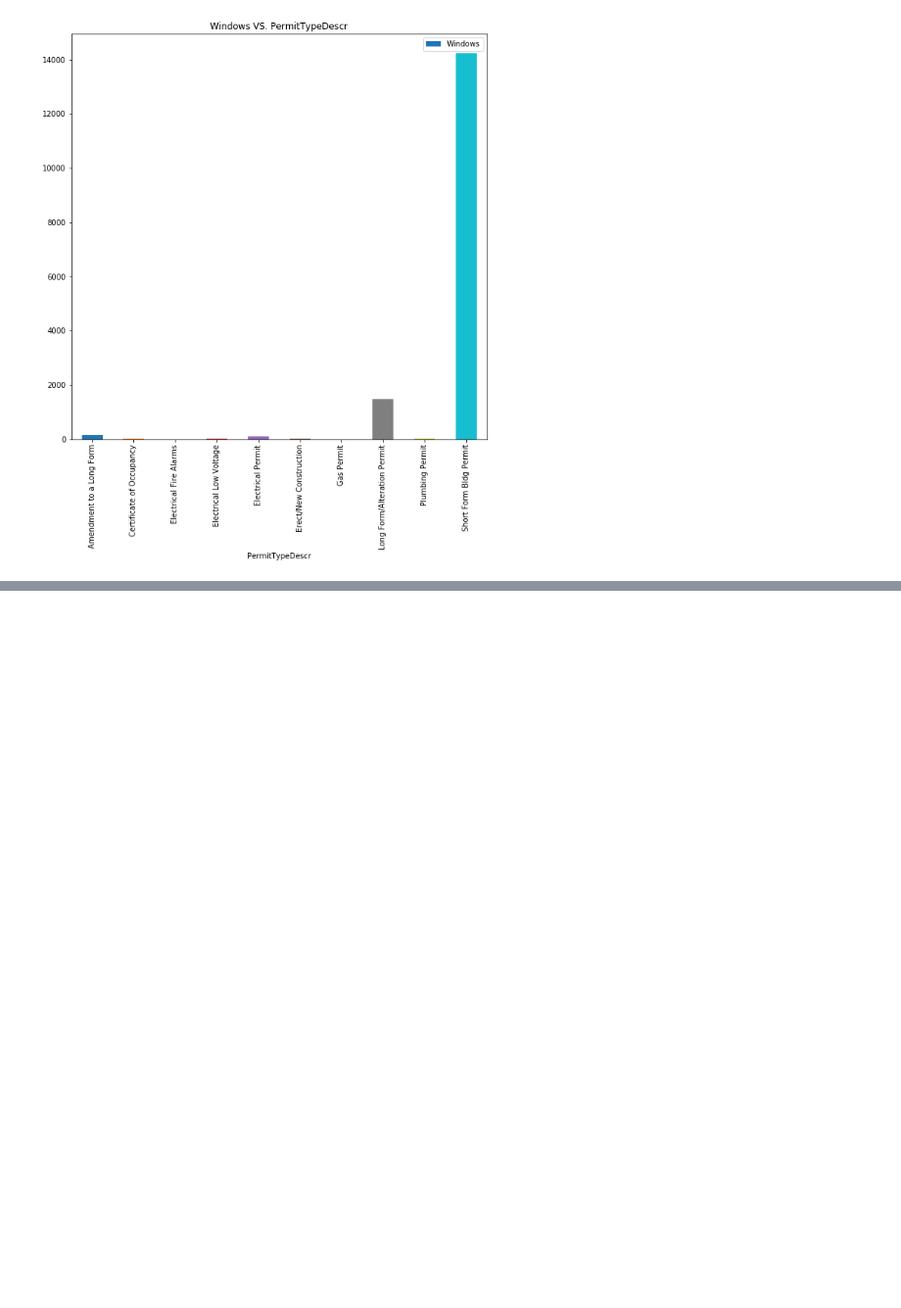
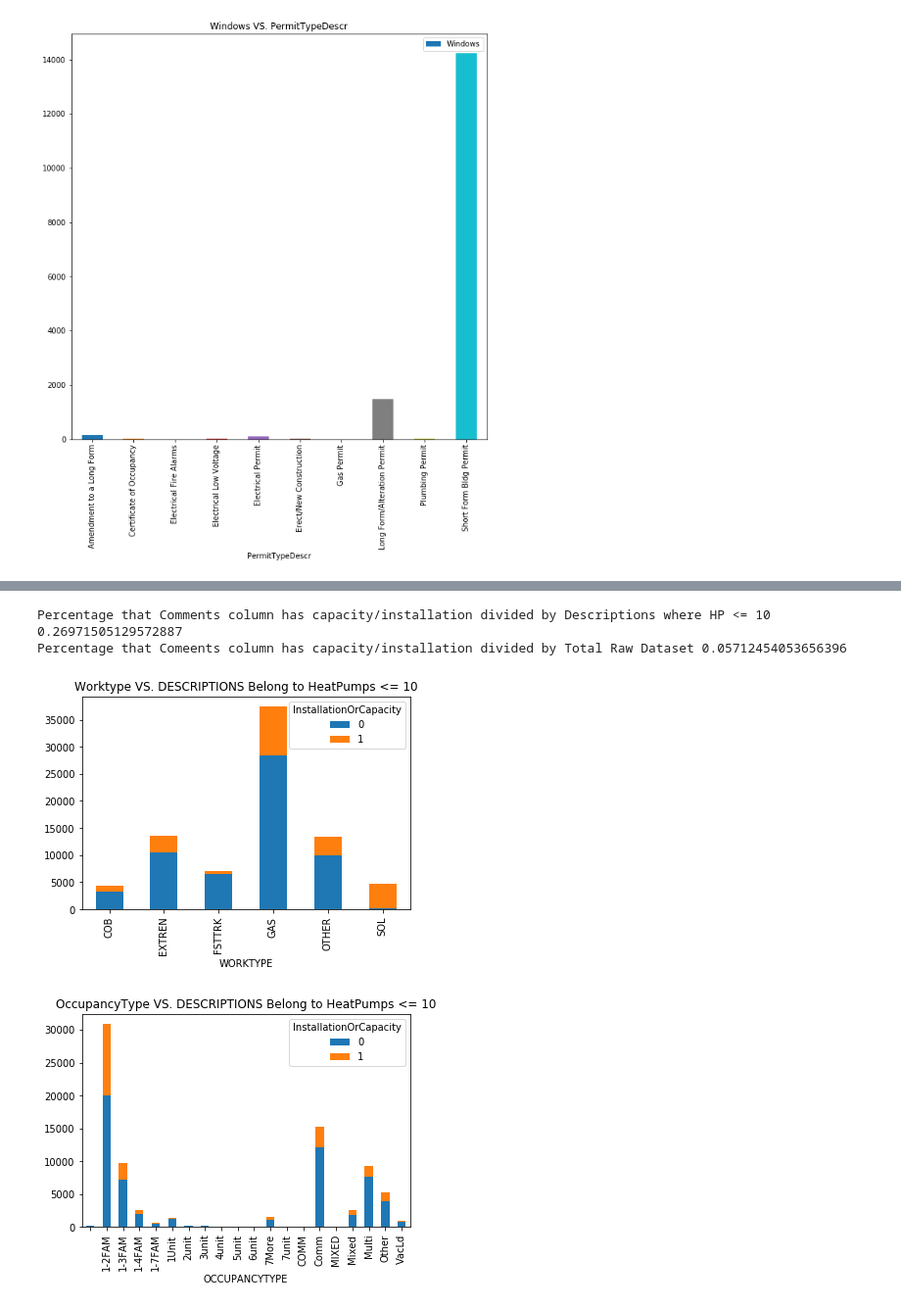
Before and after one commit to ZixinDing/Carbon-Free-Boston, a Jupyter notebook: CFB@BUISE.ipynb, the cells around one changed output, grey strips where cells are left out. Shown at 98% size. Cells and saved outputs as stored; diff of their text form; code cells hidden in the pictures; blank space fills up the shorter version.

```diff
--- a/CFB@BUISE.ipynb
+++ b/CFB@BUISE.ipynb
@@ -112,0 +117,5 @@ for i in ["SolarPanel", "HeatPumps", "Insulation", "Windows"]:
+# %%
+### heat pumps
+hp = pd.DataFrame(permits.groupby(["DESCRIPTION", "HeatPumps"], as_index = False).size().unstack().reset_index())
+hp.columns = ['DESCRIPTION', 'NonTarget', "HeatPumps"]
+hp = hp[~np.isnan(hp["HeatPumps"])]
@@ -112,0 +138,5 @@ for i in ["SolarPanel", "HeatPumps", "Insulation", "Windows"]:
+# %%
+# Get Descriptions where Heat Pmups < = 10
+deshpless10 = hp[hp.HeatPumps <= 10].DESCRIPTION.tolist()
+# Get original data where descriptions belong to deshpless10(list above)
+permitsdeshpless10 = permits[permits.DESCRIPTION.isin(deshpless10)]
@@ -112,0 +149,8 @@ for i in ["SolarPanel", "HeatPumps", "Insulation", "Windows"]:
+# %%
+#filter comments in subset data and see whether it contains installation/capacity
+permitsdeshpless10["Comments"] = permitsdeshpless10["Comments"].fillna(value = '')
+
+print("Shape for dataset Comments column contain installation/capacity while description belong to the group of descriptions for Heat Pumps <= 10\n",permitsdeshpless10[permitsdeshpless10.Comments.str.lower().str.contains('installation|install|capacity') == True].shape)
+
+
+tmp1 = permitsdeshpless10[permitsdeshpless10.Comments.str.lower().str.contains('installation|install|capacity') == True]
@@ -112,0 +185,5 @@ for i in ["SolarPanel", "HeatPumps", "Insulation", "Windows"]:
+# %%
+tmp1.index # get the index
+permitsdeshpless10["InstallationOrCapacity"] = 0 # default the subset data(certain description) not having installation/capacity
+permitsdeshpless10.loc[tmp1.index, "InstallationOrCapacity"] = 1 # change to 1 by index
+permitsdeshpless10
@@ -112,0 +219,22 @@ for i in ["SolarPanel", "HeatPumps", "Insulation", "Windows"]:
+# %%
+# Let's Calculate the percentage of Descriptions contain installation/capacity
+print("Percentage that Comments column has capacity/installation divided by Descriptions where HP <= 10", tmp1.shape[0]/permitsdeshpless10.shape[0])
+print("Percentage that Comeents column has capacity/installation divided by Total Raw Dataset", tmp1.shape[0]/permits.shape[0])
+# %% [output]
+Percentage that Comments column has capacity/installation divided by Descriptions where HP <= 10 0.26971505129572887
+Percentage that Comeents column has capacity/installation divided by Total Raw Dataset 0.05712454053656396
+# %%
+#Worktype VS. Installation/Capacity 2 columns
+
+wkhp = permitsdeshpless10[["WORKTYPE", "InstallationOrCapacity"]].pivot_table(index='WORKTYPE', columns='InstallationOrCapacity', aggfunc=len, fill_value = 0)
+wkhp.plot(kind = 'bar', stacked = True, title = 'Worktype VS. DESCRIPTIONS Belong to HeatPumps <= 10')
+plt.show()
+#Occupancy Type VS. HeatPumps = 0/1 2 columns
+ochp = permitsdeshpless10[["OCCUPANCYTYPE", "InstallationOrCapacity"]].pivot_table(index='OCCUPANCYTYPE', columns='InstallationOrCapacity', aggfunc=len, fill_value = 0)
+ochp.plot(kind = 'bar', stacked = True, title = 'OccupancyType VS. DESCRIPTIONS Belong to HeatPumps <= 10')
+plt.show()
+
+### Note This is under certain Descriptions(where HP < 10) Not All
+# %% [output]
+[figure, added]
+[figure, added]
```
Also changed, not shown: parts of 25 cells of this notebook.
